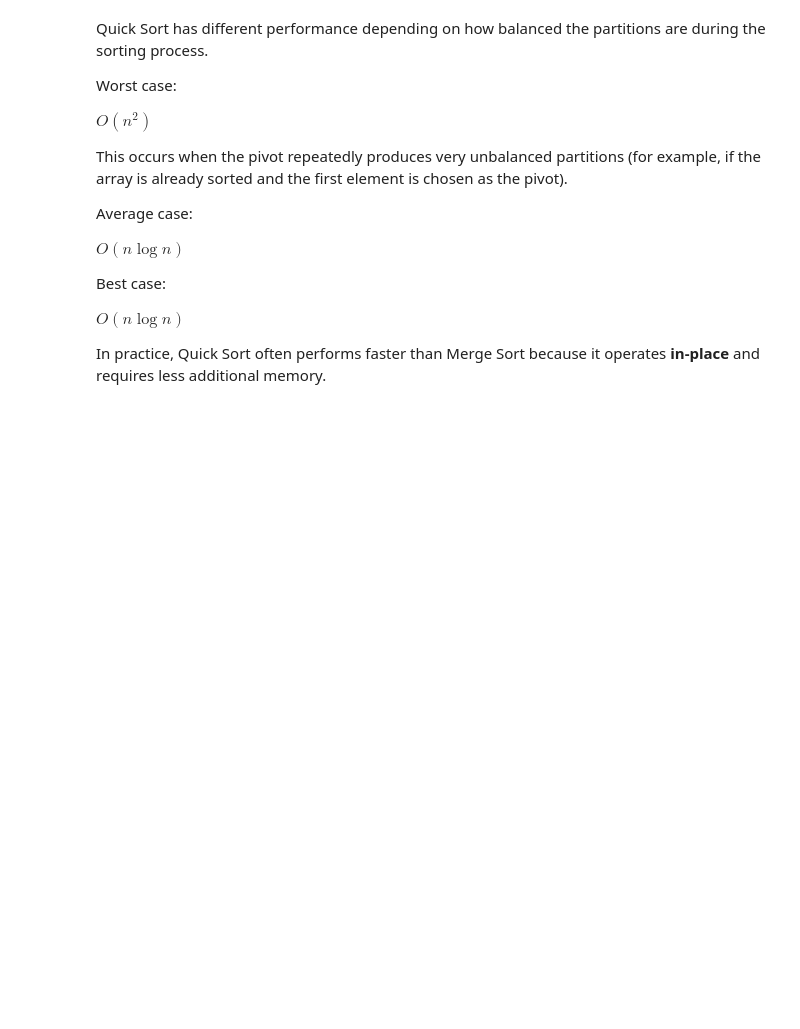
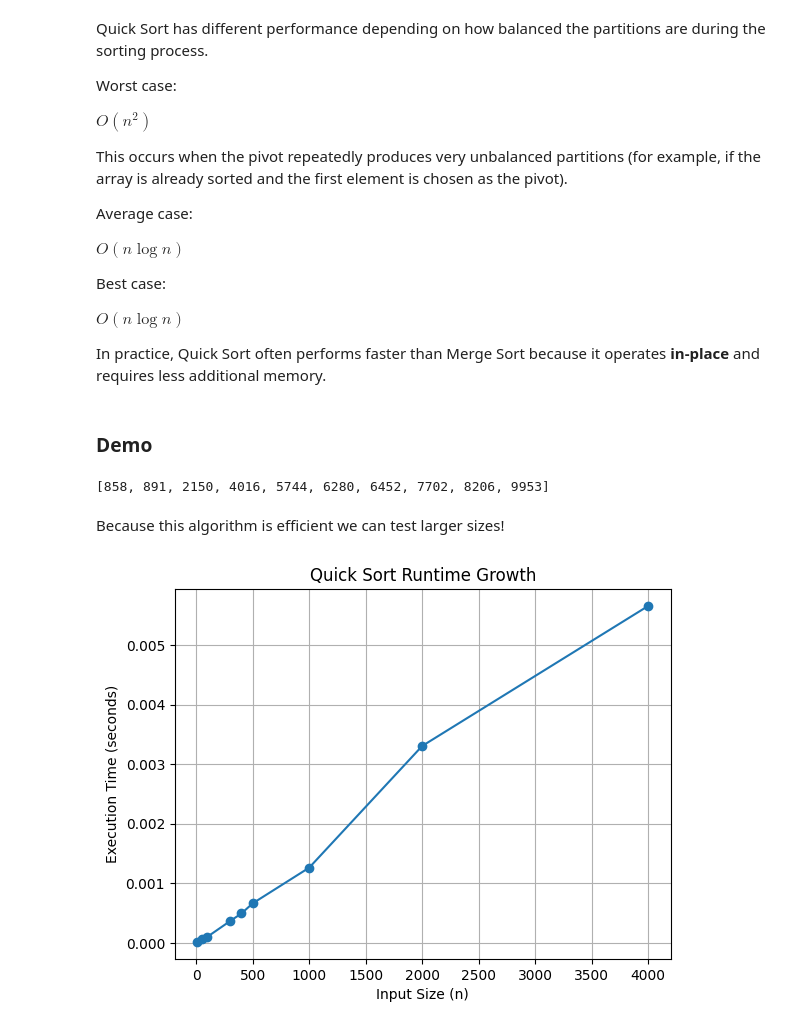
Before and after one commit to VenomRevenge/math-concepts-for-developers-exam-sorting-algorithms-analysis, a Jupyter notebook: sorting_algorithms_analysis.ipynb, the cells around one changed output. Saved outputs shown, nothing was run; the diff lists cells and outputs as text; code cells hidden in the pictures; blank space fills up the shorter version.

Commit message:
finished up quick sort section

```diff
--- a/sorting_algorithms_analysis.ipynb
+++ b/sorting_algorithms_analysis.ipynb
@@ -516,3 +517,29 @@ O(n \log n)
 $
 
 In practice, Quick Sort often performs faster than Merge Sort because it operates **in-place** and requires less additional memory.
+# %% [markdown]
+### Demo
+# %%
+# sanity check
+sorted_list = quick_sort(unsorted_list)
+sorted_list
+# %% [output]
+[858, 891, 2150, 4016, 5744, 6280, 6452, 7702, 8206, 9953]
+# %% [markdown]
+Because this algorithm is efficient we can test larger sizes!
+# %%
+sizes = [10, 50, 100, 300, 400, 500, 1000, 2000, 4000]
+times = []
+
+for n in sizes:
+    unsort_list = generate_random_list(n)
+
+    start = time.time()
+    quick_sort(unsort_list)
+    end = time.time()
+
+    times.append(end - start)
+
+visualize_exec_time(sizes, times, "Quick Sort")
+# %% [output]
+[figure, added]
```
Also changed, not shown: parts of 13 cells of this notebook.
